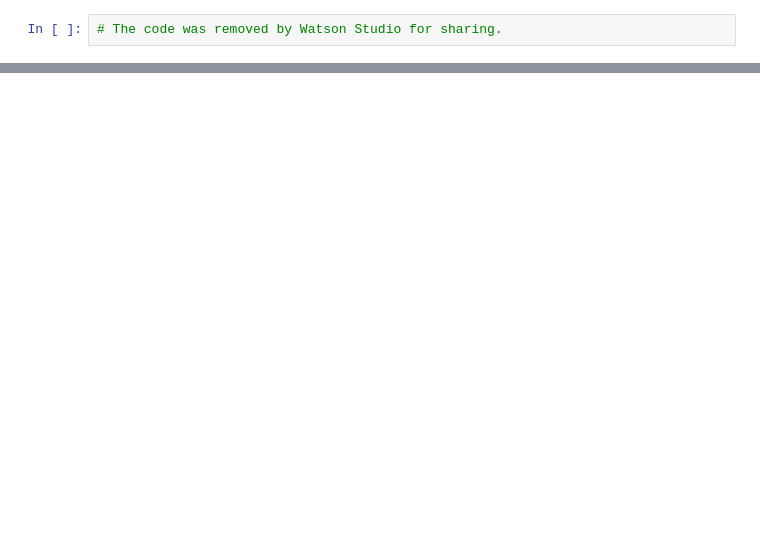
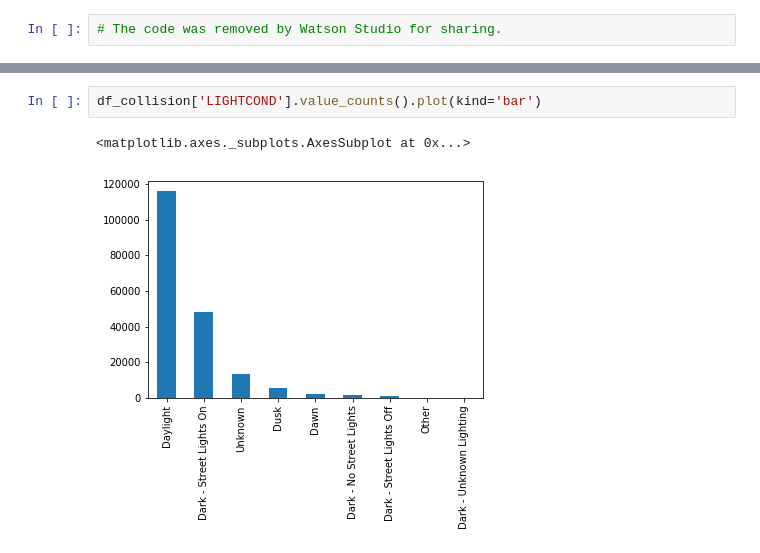
Before and after one commit to AmaniKhal/Coursera_Capstone, a Jupyter notebook: capstone project.ipynb, the cells around one changed output, grey strips where cells are left out. Drawn from its saved outputs; the diff is of its cells as text; blank space fills up the shorter version.

```diff
--- a/capstone project.ipynb
+++ b/capstone project.ipynb
@@ -33,0 +111,5 @@ df_data_collision.head()
+# %%
+df_collision['LIGHTCOND'].value_counts().plot(kind='bar')
+# %% [output]
+<matplotlib.axes._subplots.AxesSubplot at 0x...>
+[figure, added]
```
Also changed, not shown: parts of 56 cells of this notebook.
